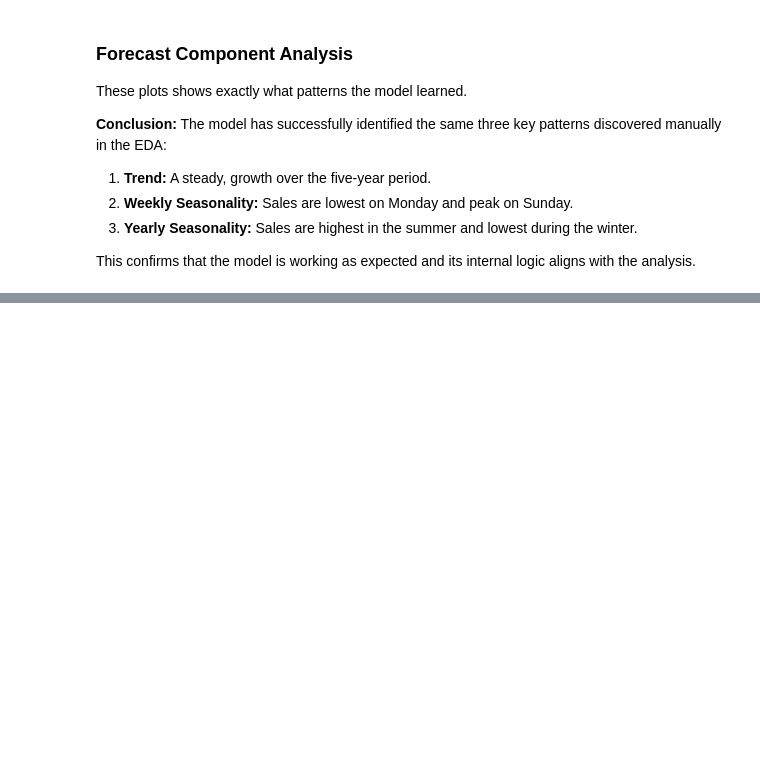
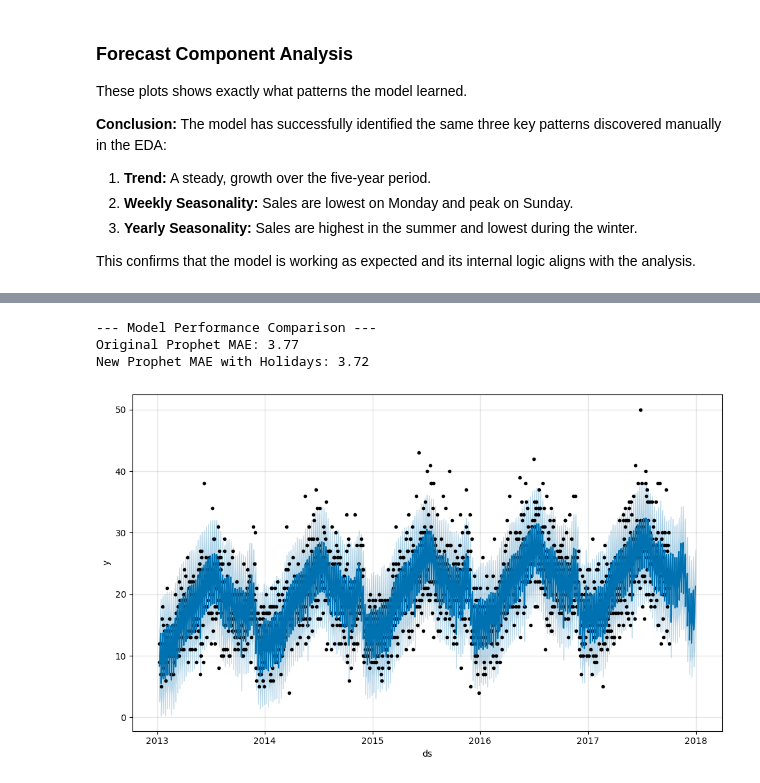
Before and after one commit to Midtlyng/sales_demand_forecasting, a Jupyter notebook: notebooks/02-modeling.ipynb, the cells around one changed output, grey strips where cells are left out. Saved outputs shown, nothing was run; the diff lists cells and outputs as text; code cells hidden in the pictures; blank space fills up the shorter version.

```diff
--- a/notebooks/02-modeling.ipynb
+++ b/notebooks/02-modeling.ipynb
@@ -169,0 +314,9 @@ This confirms that the model is working as expected and its internal logic align
+# %%
+# Initialize new Prophet model
+model_with_holidays = Prophet()
+
+# Add US holidays, matching the origin country of the sales data
+model_with_holidays.add_country_holidays(country_name='US')
+
+# Fit the model to the same training data as previously
+model_with_holidays.fit(train)
@@ -169,0 +327,30 @@ This confirms that the model is working as expected and its internal logic align
+# %%
+# Creating a new future DataFrame for the 90-day validation period
+future_holidays = model_with_holidays.make_future_dataframe(periods=90)
+
+# Generating the forecast using the new model
+forecast_holidays = model_with_holidays.predict(future_holidays)
+
+# --- Evaluation ---
+
+# Isolate the predicted values for the validation period
+y_pred_holidays = forecast_holidays['yhat'][-90:]
+
+# Isolate the actual values from the validation set
+y_true = validation['y']
+
+# Calculate the Mean Absolute Error
+mae_holidays = mean_absolute_error(y_true, y_pred_holidays)
+
+print("--- Model Performance Comparison ---")
+print(f"Original Prophet MAE: {mae_prophet:.2f}")
+print(f"New Prophet MAE with Holidays: {mae_holidays:.2f}")
+
+# Visualize the new forecast
+fig3 = model_with_holidays.plot(forecast_holidays)
+plt.show()
+# %% [output]
+--- Model Performance Comparison ---
+Original Prophet MAE: 3.77
+New Prophet MAE with Holidays: 3.72
+[figure, added]
```
Also changed, not shown: parts of 16 cells of this notebook, 3 other files.
